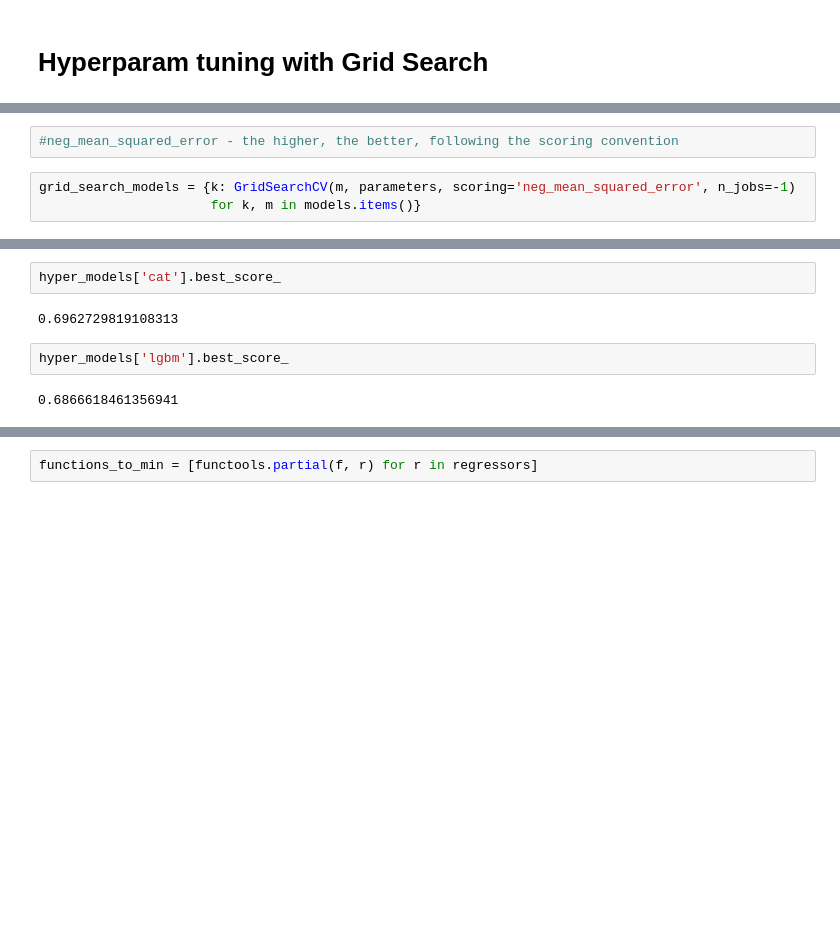
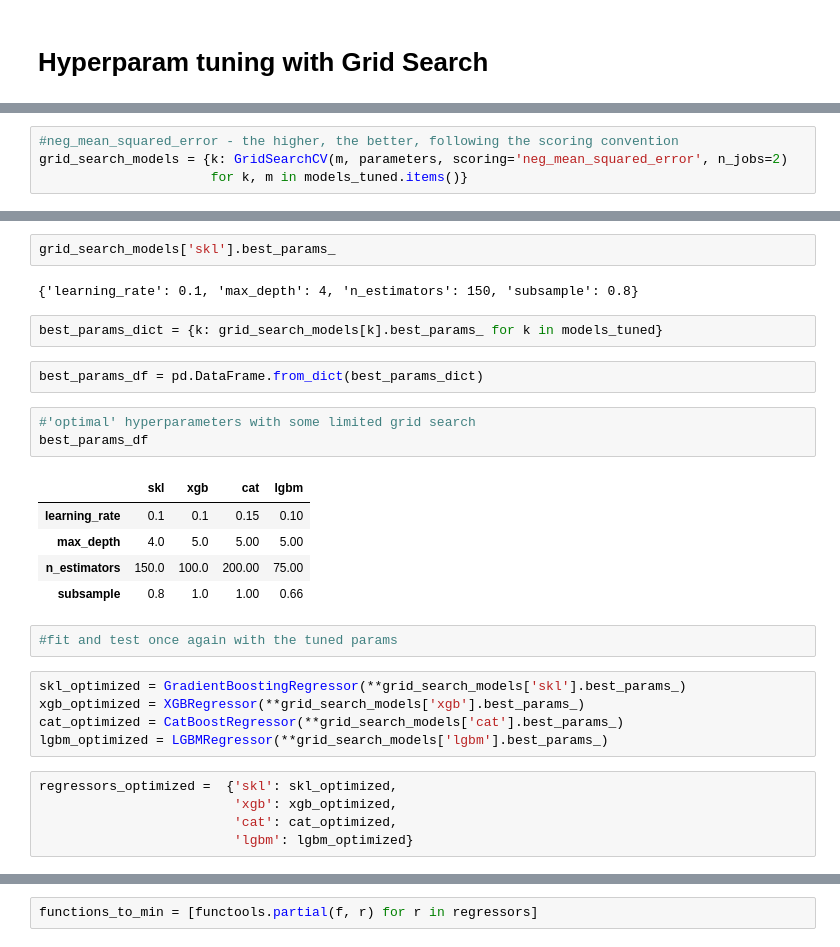
Before and after one commit to klapidus/otus_ml_classical_methods, a Jupyter notebook: HA_3.ipynb, the cells around one changed output, grey strips where cells are left out. Cells and saved outputs as stored; diff of their text form; blank space fills up the shorter version.

Commit message:
HA3 grid search and hyperopt search

```diff
--- a/HA_3.ipynb
+++ b/HA_3.ipynb
@@ -522,6 +517,5 @@ models = {
 # %%
 #neg_mean_squared_error - the higher, the better, following the scoring convention
+grid_search_models = {k: GridSearchCV(m, parameters, scoring='neg_mean_squared_error', n_jobs=2)
+                      for k, m in models_tuned.items()}
-# %%
-grid_search_models = {k: GridSearchCV(m, parameters, scoring='neg_mean_squared_error', n_jobs=-1)
-                      for k, m in models.items()}
 # %%
@@ -552,8 +525,29 @@ hyper_models['xgb'].best_score_
-# %%
-hyper_models['cat'].best_score_
-# %% [output]
-0.6962729819108313
-# %%
-hyper_models['lgbm'].best_score_
-# %% [output]
-0.6866618461356941
+# %%
+grid_search_models['skl'].best_params_
+# %% [output]
+{'learning_rate': 0.1, 'max_depth': 4, 'n_estimators': 150, 'subsample': 0.8}
+# %%
+best_params_dict = {k: grid_search_models[k].best_params_ for k in models_tuned}
+# %%
+best_params_df = pd.DataFrame.from_dict(best_params_dict)
+# %%
+#'optimal' hyperparameters with some limited grid search
+best_params_df
+# %% [output]
+|  | skl | xgb | cat | lgbm |
+| learning_rate | 0.1 | 0.1 | 0.15 | 0.10 |
+| max_depth | 4.0 | 5.0 | 5.00 | 5.00 |
+| n_estimators | 150.0 | 100.0 | 200.00 | 75.00 |
+| subsample | 0.8 | 1.0 | 1.00 | 0.66 |
+# %%
+#fit and test once again with the tuned params
+# %%
+skl_optimized = GradientBoostingRegressor(**grid_search_models['skl'].best_params_)
+xgb_optimized = XGBRegressor(**grid_search_models['xgb'].best_params_)
+cat_optimized = CatBoostRegressor(**grid_search_models['cat'].best_params_)
+lgbm_optimized = LGBMRegressor(**grid_search_models['lgbm'].best_params_)
+# %%
+regressors_optimized =  {'skl': skl_optimized,
+                         'xgb': xgb_optimized,
+                         'cat': cat_optimized,
+                         'lgbm': lgbm_optimized}
```
Also changed, not shown: parts of 44 cells of this notebook.
